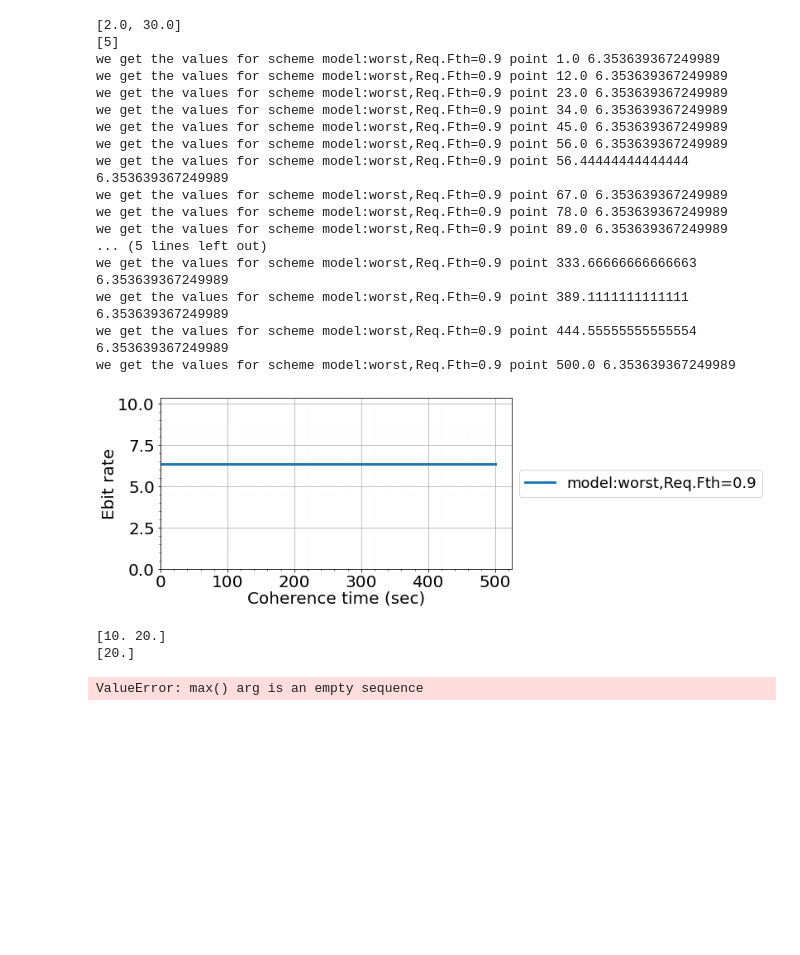
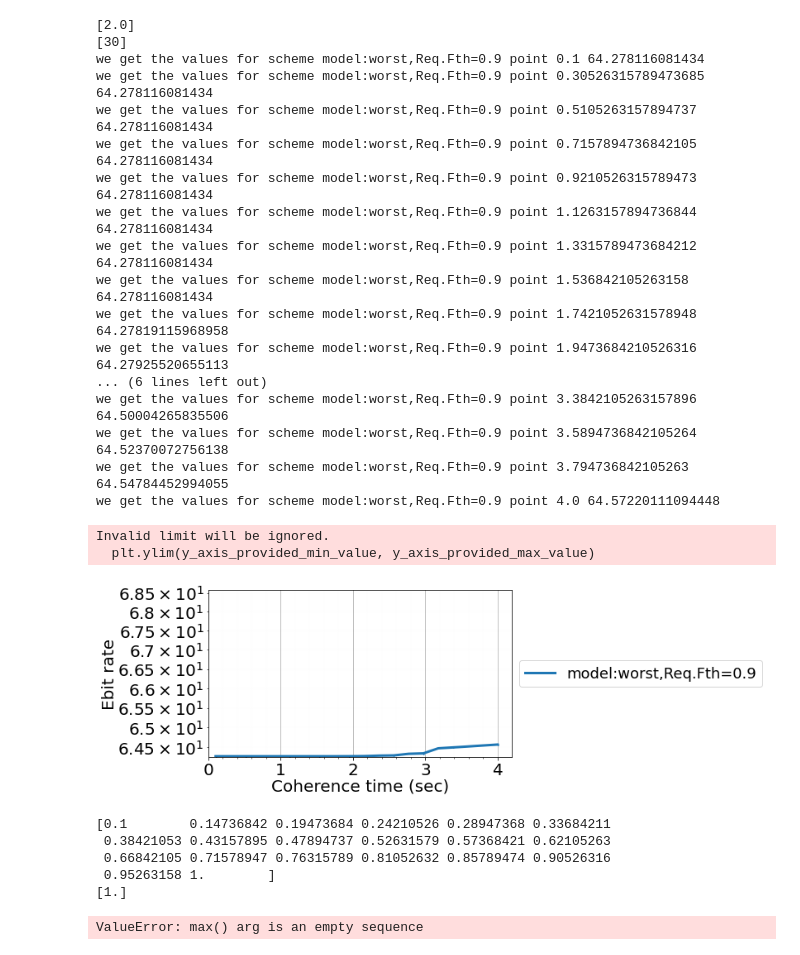
Before and after one commit to pooryousefshahrooz/QSN, a Jupyter notebook: plotting/parsing_and_plotting.ipynb, the cells around one changed output. Cells and saved outputs as stored; diff of their text form; code cells hidden in the pictures; blank space fills up the shorter version.

Commit message:
qubit decoherence assumptions on storage

```diff
--- a/plotting/parsing_and_plotting.ipynb
+++ b/plotting/parsing_and_plotting.ipynb
@@ -261,7 +261,7 @@ result_file_path = "../../QSN_results/QSN_results_final_maximizing_rate.csv" #fo
 
 
 result_file_path = "../../QSN_results/QSN_results_final_maximizing_rate_doceherence_assumption.csv" #for intermediate edge capacity 100 EPRps
-result_file_path = "../../QSN_results/QSN_results_final_maximizing_rate_doceherence_assumption_finalv5.csv" #for intermediate edge capacity 100 EPRps
+result_file_path = "../../QSN_results/QSN_results_final_maximizing_rate_doceherence_assumption_finalv6.csv" #for intermediate edge capacity 100 EPRps
 
 
 with open(result_file_path, "r") as f:
@@ -283,9 +283,9 @@ with open(result_file_path, "r") as f:
 #         print("objective_value",objective_value)
         delta_values.add(delta)
         t_max_values.add(t_max)
-        if  ( t_max in [5] and request_fidelity_threshold in [0.9]  and
+        if  ( t_max in [30] and request_fidelity_threshold in [0.9]  and
              storage_block_threshold in [0.9] and
-             delta in [30] and edge_capacity in [500] and storage_capacity in [1000]
+             delta in [2] and edge_capacity in [500] and storage_capacity in [10000]
             ):
             scheme = "model:"+str(decoherence_assumption)+",Req.Fth="+str(request_fidelity_threshold)
             try:
@@ -316,59 +316,64 @@ with open(result_file_path, "r") as f:
 print(list(delta_values))
 print(list(t_max_values))
 selected_values = []
 each_scheme_each_coherence_time_workloads_percentage = {}
 for scheme,τ_coh_value_satisfied_number in each_scheme_each_coherence_time_workloads.items():
     for τ_coh,values in τ_coh_value_satisfied_number.items():
 
         avg_EGR = sum(values)/len(values)
         try:
             each_scheme_each_coherence_time_workloads_percentage[scheme][τ_coh] = avg_EGR
         except:
             each_scheme_each_coherence_time_workloads_percentage[scheme]  ={}
             each_scheme_each_coherence_time_workloads_percentage[scheme][τ_coh]=avg_EGR
         selected_values.append(avg_EGR)
 
 
 τ_coh_values = list(τ_coh_values)
 τ_coh_values.sort()
 scheme_keys = list(scheme_keys)
 
 ploting_simple_y_as_x("Coherence time (sec)","Ebit rate",
                         20, 20, 20,
                       20, 0, 0,
                       0,0,False,[],max(selected_values)+4,
 
                       list(scheme_keys),
                       each_scheme_each_coherence_time_workloads_percentage,
                       τ_coh_values,τ_coh_values,
-                      False,True,True,1,18,
+                      True,True,True,1,18,
                       "plots/QSN_repeater_chain_ebit_as_coh_time.pdf",True,2,11.4,3.8,True)
 # %% [output]
-[2.0, 30.0]
-[5]
-we get the values for scheme model:worst,Req.Fth=0.9 point 1.0 6.353639367249989
-we get the values for scheme model:worst,Req.Fth=0.9 point 12.0 6.353639367249989
-we get the values for scheme model:worst,Req.Fth=0.9 point 23.0 6.353639367249989
-we get the values for scheme model:worst,Req.Fth=0.9 point 34.0 6.353639367249989
-we get the values for scheme model:worst,Req.Fth=0.9 point 45.0 6.353639367249989
-we get the values for scheme model:worst,Req.Fth=0.9 point 56.0 6.353639367249989
-we get the values for scheme model:worst,Req.Fth=0.9 point 56.44444444444444 6.353639367249989
-we get the values for scheme model:worst,Req.Fth=0.9 point 67.0 6.353639367249989
-we get the values for scheme model:worst,Req.Fth=0.9 point 78.0 6.353639367249989
-we get the values for scheme model:worst,Req.Fth=0.9 point 89.0 6.353639367249989
-... (5 lines left out)
-we get the values for scheme model:worst,Req.Fth=0.9 point 333.66666666666663 6.353639367249989
-we get the values for scheme model:worst,Req.Fth=0.9 point 389.1111111111111 6.353639367249989
-we get the values for scheme model:worst,Req.Fth=0.9 point 444.55555555555554 6.353639367249989
-we get the values for scheme model:worst,Req.Fth=0.9 point 500.0 6.353639367249989
+[2.0]
+[30]
+we get the values for scheme model:worst,Req.Fth=0.9 point 0.1 64.278116081434
+we get the values for scheme model:worst,Req.Fth=0.9 point 0.30526315789473685 64.278116081434
+we get the values for scheme model:worst,Req.Fth=0.9 point 0.5105263157894737 64.278116081434
+we get the values for scheme model:worst,Req.Fth=0.9 point 0.7157894736842105 64.278116081434
+we get the values for scheme model:worst,Req.Fth=0.9 point 0.9210526315789473 64.278116081434
+we get the values for scheme model:worst,Req.Fth=0.9 point 1.1263157894736844 64.278116081434
+we get the values for scheme model:worst,Req.Fth=0.9 point 1.3315789473684212 64.278116081434
+we get the values for scheme model:worst,Req.Fth=0.9 point 1.536842105263158 64.278116081434
+we get the values for scheme model:worst,Req.Fth=0.9 point 1.7421052631578948 64.27819115968958
+we get the values for scheme model:worst,Req.Fth=0.9 point 1.9473684210526316 64.27925520655113
+... (6 lines left out)
+we get the values for scheme model:worst,Req.Fth=0.9 point 3.3842105263157896 64.50004265835506
+we get the values for scheme model:worst,Req.Fth=0.9 point 3.5894736842105264 64.52370072756138
+we get the values for scheme model:worst,Req.Fth=0.9 point 3.794736842105263 64.54784452994055
+we get the values for scheme model:worst,Req.Fth=0.9 point 4.0 64.57220111094448
+Invalid limit will be ignored.
+  plt.ylim(y_axis_provided_min_value, y_axis_provided_max_value)
-[figure, old version]
+[figure, new version]
 # %%
-τ_coh_list = np.linspace(0.1,1,2)
+τ_coh_list = np.linspace(0.1,1,20)
 print(τ_coh_list)
 print(τ_coh_list[-1:])
 # %% [output]
-[10. 20.]
-[20.]
+[0.1        0.14736842 0.19473684 0.24210526 0.28947368 0.33684211
+ 0.38421053 0.43157895 0.47894737 0.52631579 0.57368421 0.62105263
+ 0.66842105 0.71578947 0.76315789 0.81052632 0.85789474 0.90526316
+ 0.95263158 1.        ]
+[1.]
 # %%
 
 scheme_keys = set([])
```
Also changed, not shown: parts of 6 cells of this notebook, 3 other files.
